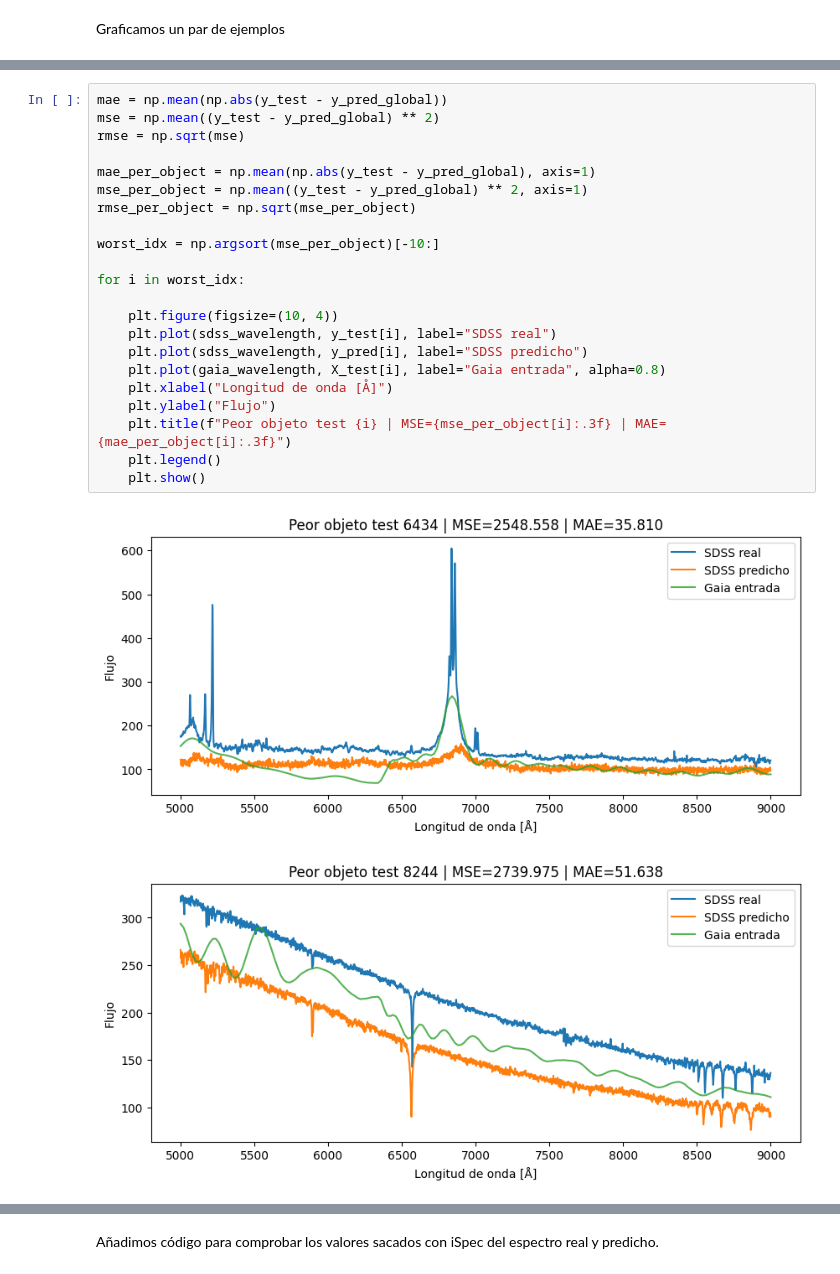
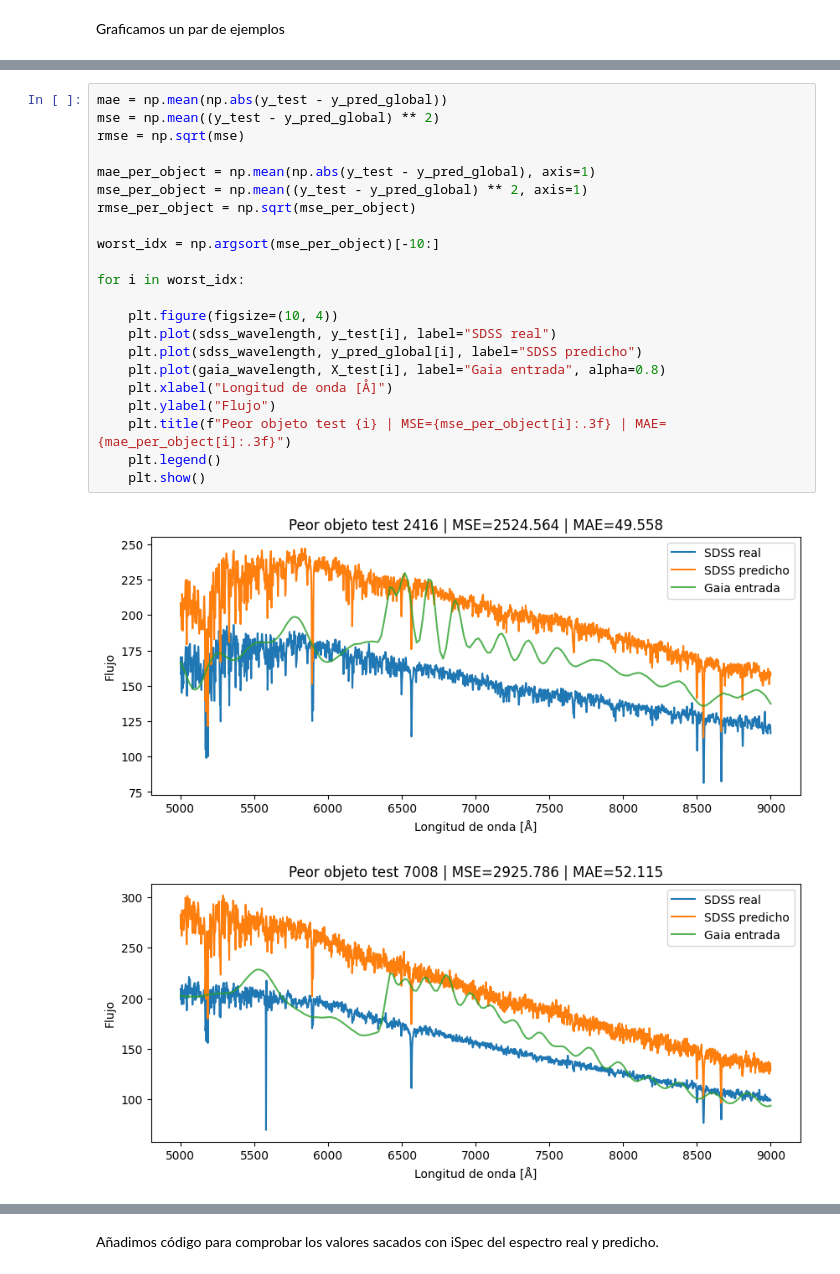
Before and after one commit to javier-cacho-master-ai/trabajo-fin-master, a Jupyter notebook: solution/models/model-training.ipynb, the cells around one changed output, grey strips where cells are left out. Saved outputs shown, nothing was run; the diff lists cells and outputs as text.

```diff
--- a/solution/models/model-training.ipynb
+++ b/solution/models/model-training.ipynb
@@ -236,25 +236,25 @@ test_loss, test_mae, test_mse = model.evaluate(
 # %%
 mae = np.mean(np.abs(y_test - y_pred_global))
 mse = np.mean((y_test - y_pred_global) ** 2)
 rmse = np.sqrt(mse)
 
 mae_per_object = np.mean(np.abs(y_test - y_pred_global), axis=1)
 mse_per_object = np.mean((y_test - y_pred_global) ** 2, axis=1)
 rmse_per_object = np.sqrt(mse_per_object)
 
 worst_idx = np.argsort(mse_per_object)[-10:]
 
 for i in worst_idx:
 
     plt.figure(figsize=(10, 4))
     plt.plot(sdss_wavelength, y_test[i], label="SDSS real")
-    plt.plot(sdss_wavelength, y_pred[i], label="SDSS predicho")
+    plt.plot(sdss_wavelength, y_pred_global[i], label="SDSS predicho")
     plt.plot(gaia_wavelength, X_test[i], label="Gaia entrada", alpha=0.8)
     plt.xlabel("Longitud de onda [Å]")
     plt.ylabel("Flujo")
     plt.title(f"Peor objeto test {i} | MSE={mse_per_object[i]:.3f} | MAE={mae_per_object[i]:.3f}")
     plt.legend()
     plt.show()
 # %% [output]
-[figure, old version]
+[figure, new version]
-[figure, old version]
+[figure, new version]
```
Also changed, not shown: parts of 24 cells of this notebook.
